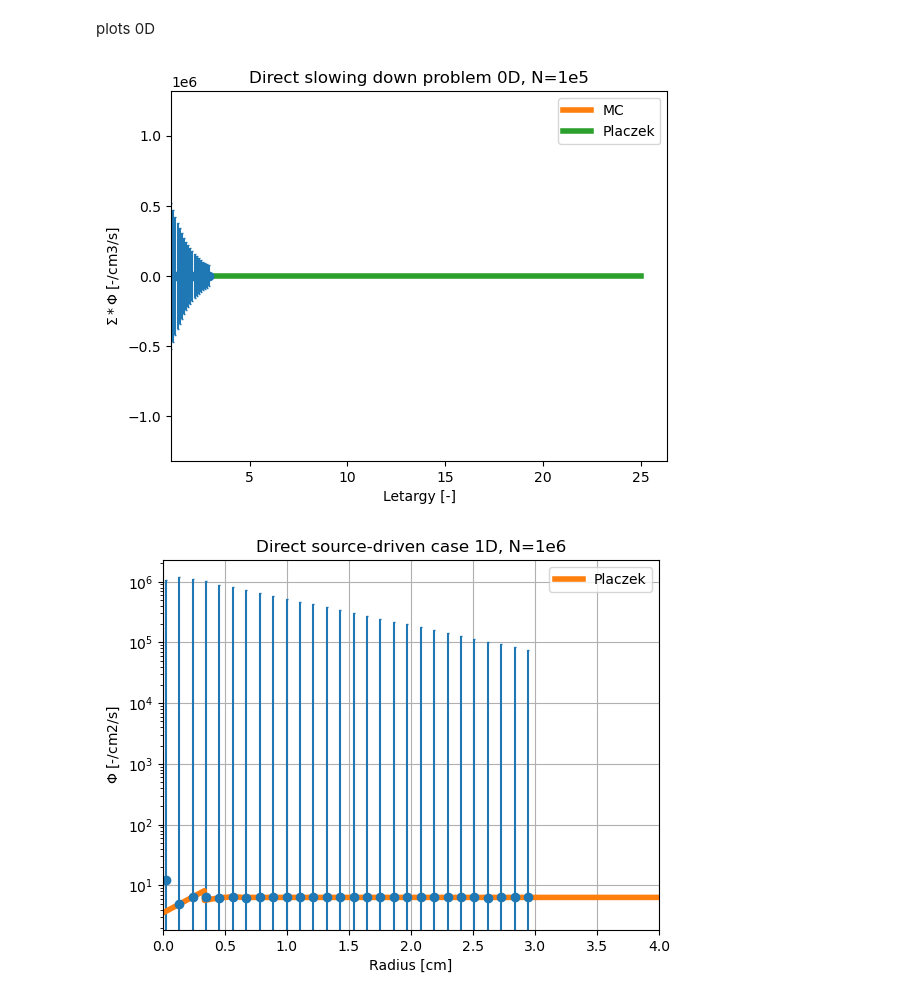
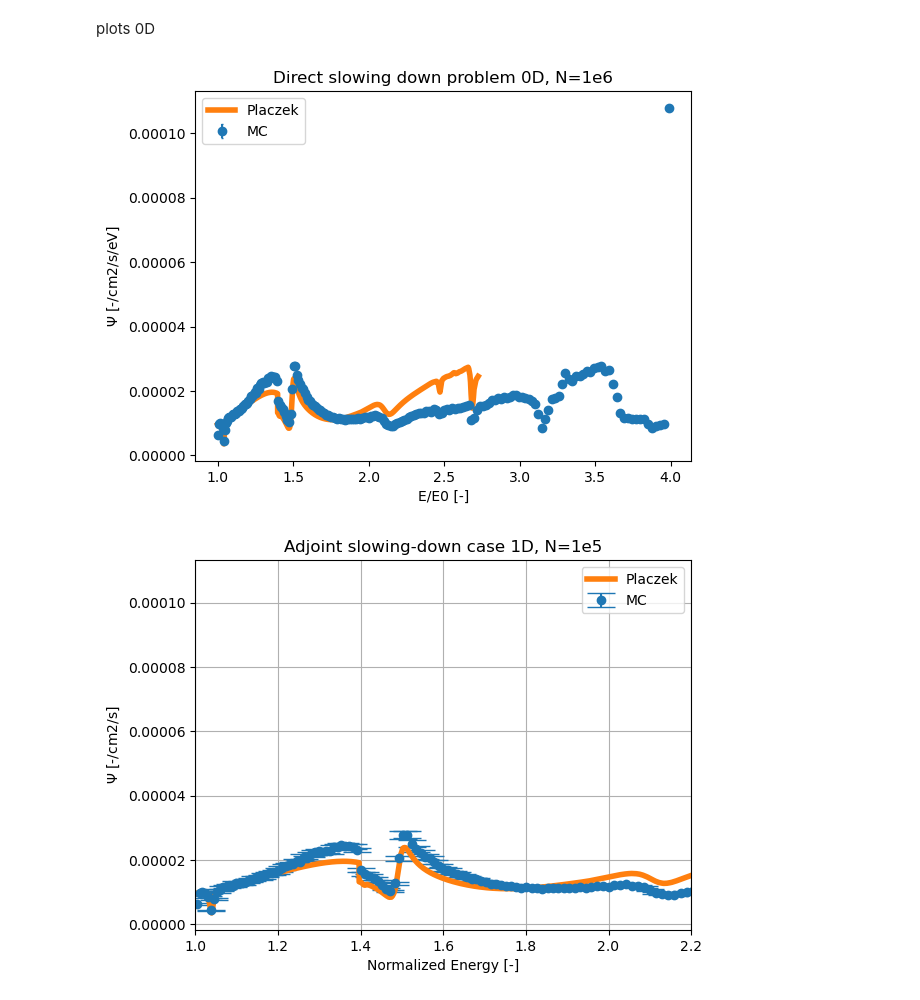
Before and after one commit to Simone-Occhipinti/Transport-code-v.3, a Jupyter notebook: fixed_source_MC.ipynb, the cells around one changed output. Cells and saved outputs as stored; diff of their text form; code cells hidden in the pictures.

```diff
--- a/fixed_source_MC.ipynb
+++ b/fixed_source_MC.ipynb
@@ -22,7 +22,8 @@ from controllers import statistic_controller as stat_c
 Import data
 # %%
 PL = 1
-LT = 1
+LT = -1
+particle_squeue = []
 
 # Base directory
 base_dir = 'cross_sections_Janis'
@@ -36,7 +37,7 @@ Create isotopes
 test 0D
 # %%
 carbon = mat_m.isotope(6,12,1.1E23,Cnat_total[:,0],Cnat_total[:,1],Cnat_total[:,1])
-source = phy_m.source(GV.LL,100,GV.SOURCE_POSITION,1.,'fixed')
+source = phy_m.source(1,GV.LL,100,GV.SOURCE_POSITION,1.,'fixed')
 # %% [markdown]
 Create materials
 # %%
@@ -88,46 +112,45 @@ plots 0D
 # %%
 avg = avg.ravel()
 sigma = sigma.ravel()
 
 if LT > 0:
     xx = -np.log(tally.energyref/GV.EREF)
     yy = avg*tally.energyref
     if PL > 0:
         plc = pcz.Lplaczek(12)
 else:
     xx = tally.energyref/GV.EREF
     yy = avg
     if PL > 0:
         plc = pcz.adj_placzek(12,domain.materials[0].macro_xs_scattering)
         plc[0] *= 1/GV.EREF
 
-plt.errorbar(xx, yy, yerr=sigma*yy, fmt='o', capsize=1)
-plt.plot(xx,yy, linewidth='4' ,label='MC')
+plt.errorbar(xx, yy, yerr=sigma*yy, fmt='o',label='MC' ,capsize=1)
 if PL > 0:
     plt.plot(plc[0],plc[1],linewidth='4' ,label='Placzek')
 if LT > 0:
     plt.xlabel('Letargy [-]')
     plt.ylabel('$\Sigma*\Phi$ [-/cm3/s]')
 else:
     plt.xlabel('E/E0 [-]')
     plt.ylabel(r'$\Psi$ [-/cm2/s/eV]')
-plt.title('Direct slowing down problem 0D, N=1e5')
-plt.xlim(left=1)
+plt.title('Direct slowing down problem 0D, N=1e6')
+#plt.xlim(left=1)
+#plt.xscale('log')
 plt.legend()
 plt.show()
 # %% [output]
-[figure, old version]
+[figure, new version]
 # %%
-plt.errorbar(xx, yy, yerr=yy*sigma, fmt='o', capsize=1)
-#plt.plot(xx,yy, linewidth='4' ,label='MC')
+plt.errorbar(xx, yy, yerr=2*yy*sigma, fmt='o', capsize=10, label='MC')
 plt.plot(plc[0],plc[1],linewidth='4' ,label='Placzek')
-plt.xlabel('Radius [cm]')
-plt.ylabel('$\Phi$ [-/cm2/s]')
-plt.title('Direct source-driven case 1D, N=1e6')
-plt.yscale('log')
-plt.xlim(0,4)
+plt.xlabel('Normalized Energy [-]')
+plt.ylabel('$\Psi$ [-/cm2/s]')
+plt.title('Adjoint slowing-down case 1D, N=1e5')
+plt.xlim(1,2.2)
+#plt.ylim(top=10)
 plt.grid()
 plt.legend()
 plt.show()
 # %% [output]
-[figure, old version]
+[figure, new version]
```
Also changed, not shown: parts of 2 cells of this notebook, 12 other files.
